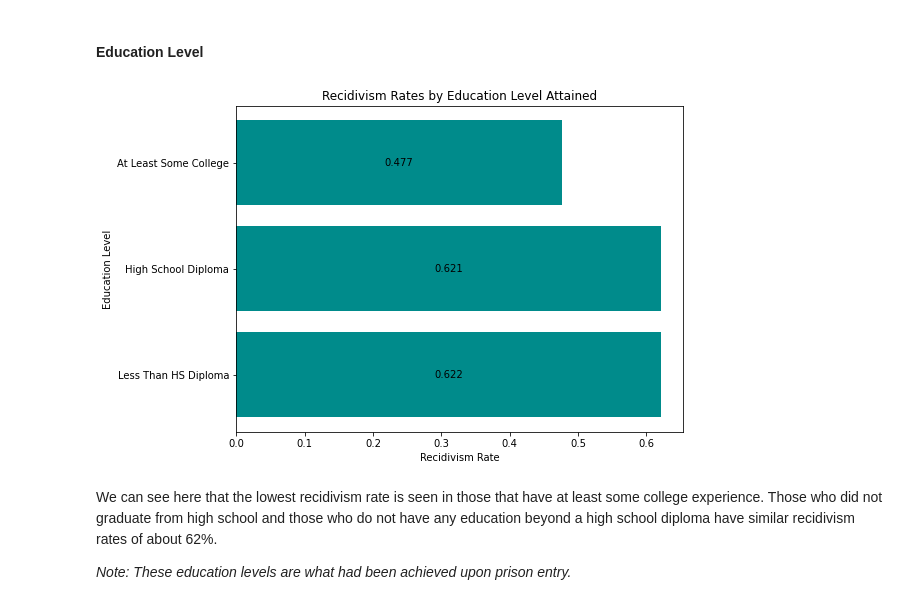
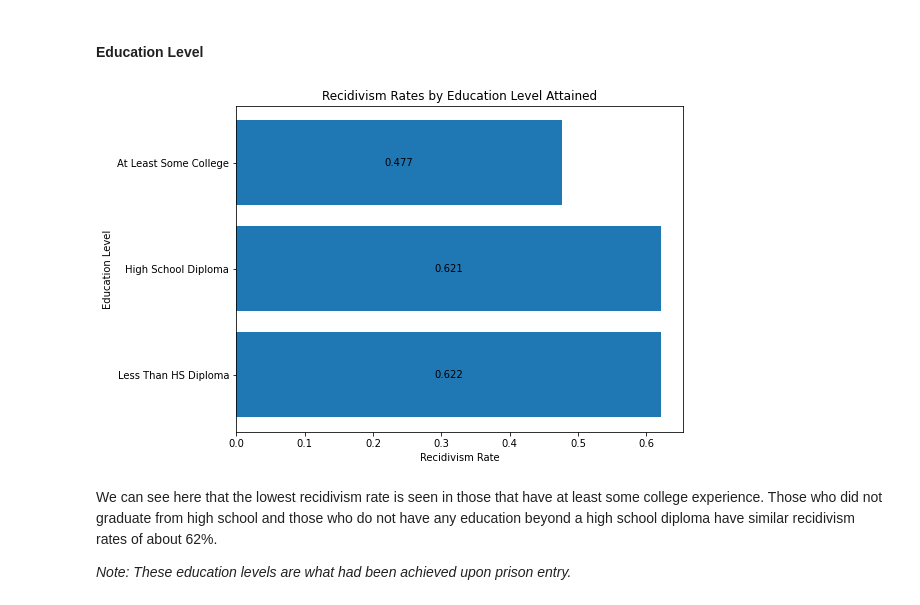
Before and after one commit to ga-dsi-822-group4/recidivism, a Jupyter notebook: notebooks/02_eda.ipynb, the cells around one changed output. Cells and saved outputs as stored; diff of their text form; code cells hidden in the pictures.

```diff
--- a/notebooks/02_eda.ipynb
+++ b/notebooks/02_eda.ipynb
@@ -549,19 +549,19 @@ The recidivism rates appear to be evenly distributed and not highly correlated w
 # %%
 education_recidivism = ga.groupby(by = ['education_level'])['recidivism_within_3years'].value_counts(normalize=True)
 education_recidivism = pd.DataFrame(education_recidivism)
 
 fig, ax = plt.subplots(figsize=(8, 6))
 
 y_vals = [val for val, bool in education_recidivism.index[::2]]
 recid_pcts = [round(val,3) for val in education_recidivism['recidivism_within_3years'][1:3]]
 recid_pcts.append(round(education_recidivism['recidivism_within_3years'][4], 3))
 edu_plot = ax.barh(y=y_vals[::-1],
-    width=recid_pcts[::-1], color='darkcyan')
+    width=recid_pcts[::-1], color='tab:blue')
 ax.bar_label(edu_plot, label_type='center')
 ax.set(title='Recidivism Rates by Education Level Attained', xlabel='Recidivism Rate', ylabel='Education Level', yticks=[0, 1, 2], yticklabels=['Less Than HS Diploma', 'High School Diploma', 'At Least Some College'])
 plt.show();
 # %% [output]
-[figure, old version]
+[figure, new version]
 # %% [markdown]
 We can see here that the lowest recidivism rate is seen in those that have at least some college experience. Those who did not graduate from high school and those who do not have any education beyond a high school diploma have similar recidivism rates of about 62%.
 
```
Also changed, not shown: parts of 7 cells of this notebook, 5 other files.
